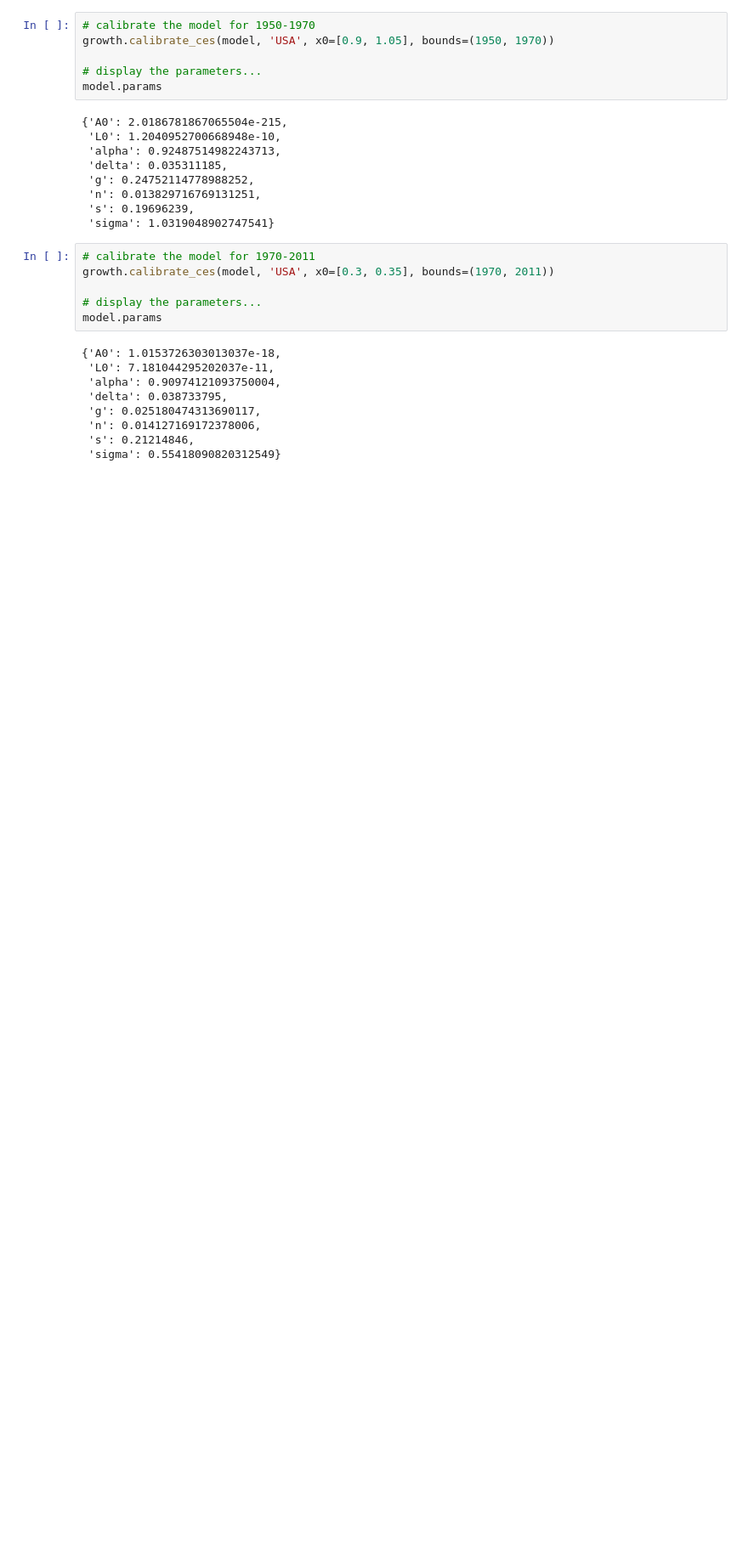
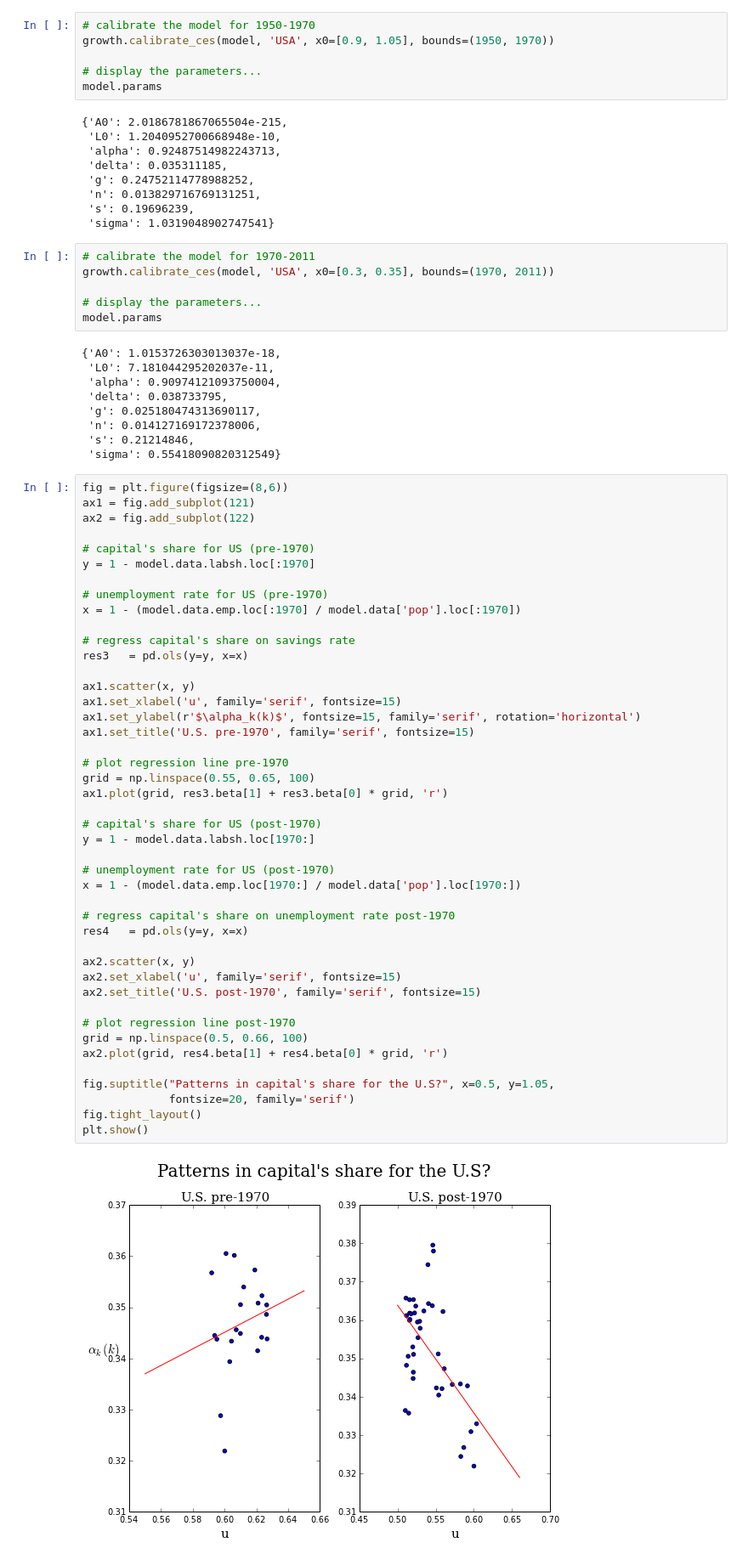
Before and after one commit to davidrpugh/numerical-methods, a Jupyter notebook: lab-1/lab-1 HW (answer guide).ipynb, the cells around one changed output. Shown at 85% size. Drawn from its saved outputs; the diff is of its cells as text; blank space fills up the shorter version.

```diff
--- a/lab-1/lab-1 HW (answer guide).ipynb
+++ b/lab-1/lab-1 HW (answer guide).ipynb
@@ -686,3 +698,49 @@ model.params
  'n': 0.014127169172378006,
  's': 0.21214846,
  'sigma': 0.55418090820312549}
+# %%
+fig = plt.figure(figsize=(8,6))
+ax1 = fig.add_subplot(121)
+ax2 = fig.add_subplot(122)
+
+# capital's share for US (pre-1970)
+y = 1 - model.data.labsh.loc[:1970]
+
+# unemployment rate for US (pre-1970)
+x = 1 - (model.data.emp.loc[:1970] / model.data['pop'].loc[:1970])
+
+# regress capital's share on savings rate
+res3   = pd.ols(y=y, x=x)
+
+ax1.scatter(x, y)
+ax1.set_xlabel('u', family='serif', fontsize=15)
+ax1.set_ylabel(r'$\alpha_k(k)$', fontsize=15, family='serif', rotation='horizontal')
+ax1.set_title('U.S. pre-1970', family='serif', fontsize=15)
+
+# plot regression line pre-1970
+grid = np.linspace(0.55, 0.65, 100)
+ax1.plot(grid, res3.beta[1] + res3.beta[0] * grid, 'r')
+
+# capital's share for US (post-1970)
+y = 1 - model.data.labsh.loc[1970:]
+
+# unemployment rate for US (post-1970)
+x = 1 - (model.data.emp.loc[1970:] / model.data['pop'].loc[1970:])
+
+# regress capital's share on unemployment rate post-1970
+res4   = pd.ols(y=y, x=x)
+
+ax2.scatter(x, y)
+ax2.set_xlabel('u', family='serif', fontsize=15)
+ax2.set_title('U.S. post-1970', family='serif', fontsize=15)
+
+# plot regression line post-1970
+grid = np.linspace(0.5, 0.66, 100)
+ax2.plot(grid, res4.beta[1] + res4.beta[0] * grid, 'r')
+
+fig.suptitle("Patterns in capital's share for the U.S?", x=0.5, y=1.05,
+             fontsize=20, family='serif')
+fig.tight_layout()
+plt.show()
+# %% [output]
+[figure, added]
```
Also changed, not shown: parts of 8 cells of this notebook, 1 other file.
